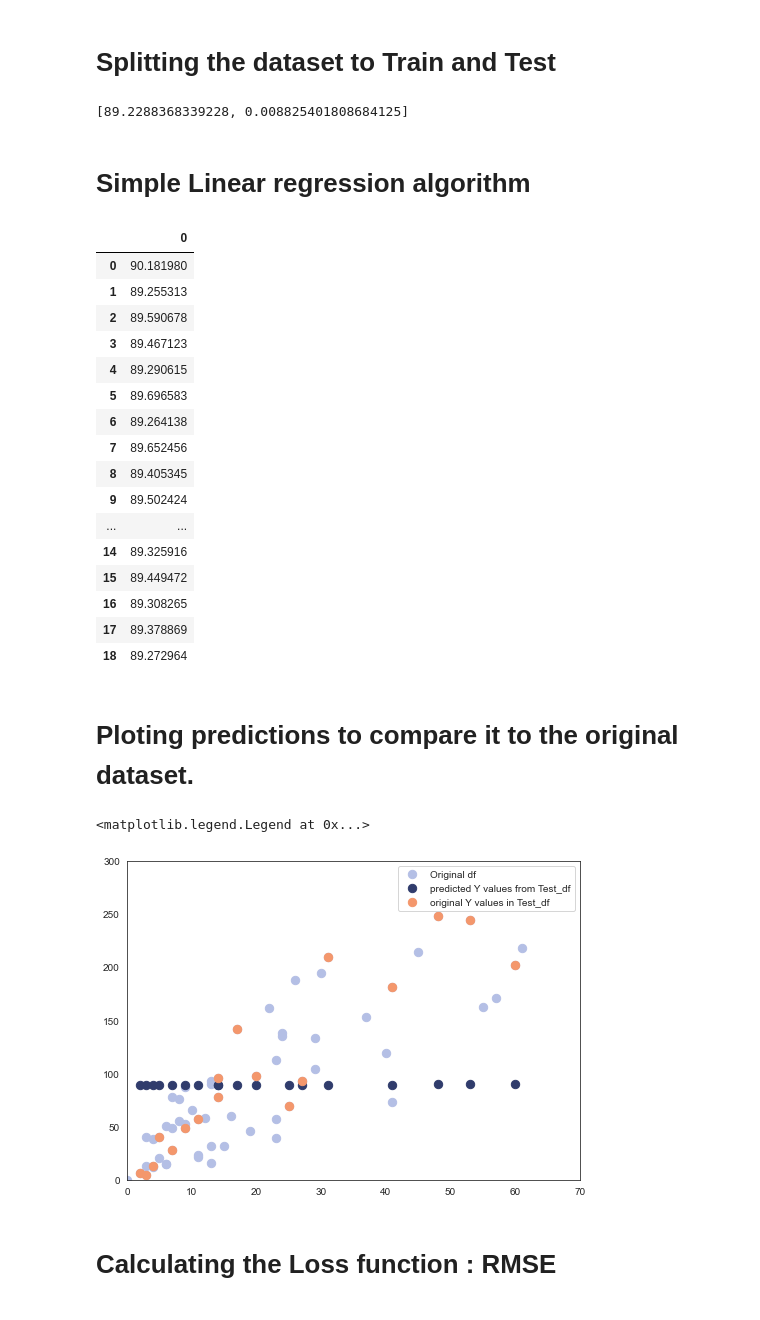
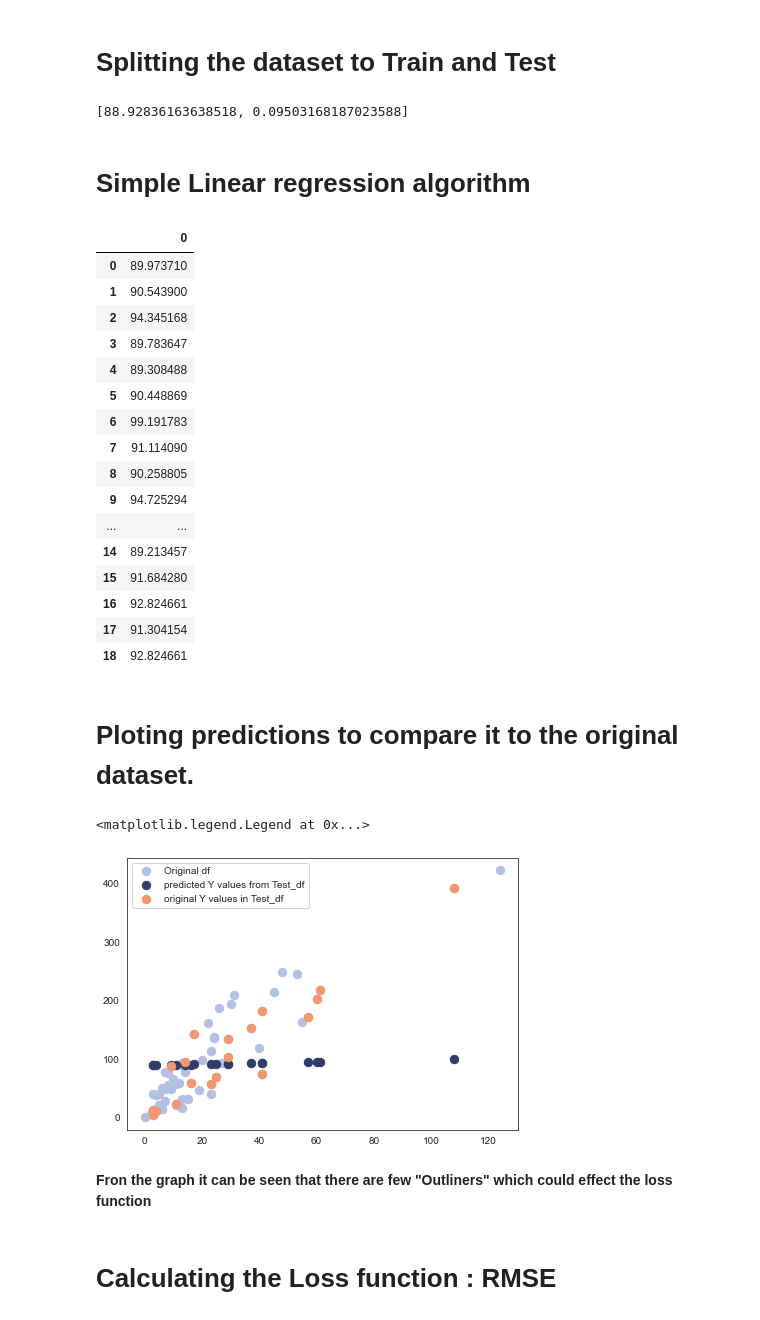
Before and after one commit to alifiya13/Linear-regression-on-advertising-dataset, a Jupyter notebook: Linear_regression_from_scratch.ipynb, the cells around one changed output. Drawn from its saved outputs; the diff is of its cells as text; code cells hidden in the pictures.

```diff
--- a/Linear_regression_from_scratch.ipynb
+++ b/Linear_regression_from_scratch.ipynb
@@ -73,7 +74,7 @@ def coefficients(dataset):
     x = dataset.iloc[:, 0]. tolist()
     y = dataset.iloc[:, 1]. tolist()
     x_mean, y_mean = mean(x), mean(y)
-    B1 = covariance(x,mean_x,y,mean_y)/variance(x,x_mean)
+    B1 = covariance(x,x_mean,y,x_mean)/variance(x,x_mean)
     B0 = y_mean - B1*x_mean
     return [B0,B1]
 # %%
@@ -95,7 +96,7 @@ Test_df = df_shuffle[train_size:]
 # %%
 coefficients(Train_df)
 # %% [output]
-[89.2288368339228, 0.008825401808684125]
+[88.92836163638518, 0.09503168187023588]
 # %% [markdown]
 # Simple Linear regression algorithm
 # %%
@@ -112,55 +113,57 @@ pd.DataFrame(SLR(Train_df,Test_df))
 # predicted Y values from x values in test dataset
 # %% [output]
 |  | 0 |
-| 0 | 90.181980 |
-| 1 | 89.255313 |
-| 2 | 89.590678 |
-| 3 | 89.467123 |
-| 4 | 89.290615 |
-| 5 | 89.696583 |
-| 6 | 89.264138 |
-| 7 | 89.652456 |
-| 8 | 89.405345 |
-| 9 | 89.502424 |
+| 0 | 89.973710 |
+| 1 | 90.543900 |
+| 2 | 94.345168 |
+| 3 | 89.783647 |
+| 4 | 89.308488 |
+| 5 | 90.448869 |
+| 6 | 99.191783 |
+| 7 | 91.114090 |
+| 8 | 90.258805 |
+| 9 | 94.725294 |
 | ... | ... |
-| 14 | 89.325916 |
-| 15 | 89.449472 |
-| 16 | 89.308265 |
-| 17 | 89.378869 |
-| 18 | 89.272964 |
+| 14 | 89.213457 |
+| 15 | 91.684280 |
+| 16 | 92.824661 |
+| 17 | 91.304154 |
+| 18 | 92.824661 |
 # %% [markdown]
 # Ploting predictions to compare it to the original dataset.
 # %%
 import matplotlib.pyplot as plt
 
 import warnings
 import matplotlib.cbook
 warnings.filterwarnings("ignore",category=matplotlib.cbook.mplDeprecation)
 
 sns.set_style("white")
 fig1 = plt.figure(figsize=(7,5))
 ax1 = fig1.add_subplot()
 ax2 = fig1.add_subplot()
 
 x=df['X']
 y=df['Y']
 
 a = Test_df['X']
 c = Test_df['Y']
 b = SLR(Train_df,Test_df)
 
-plt.xlim([0, 70])
-plt.ylim([0, 300])
+# plt.xlim([0, 70])
+# plt.ylim([0, 300])
 
 
 plt.scatter(x,y,s=70,color='#B4BFE5',label="Original df")
 ax1.scatter(a,b,color='#303C6C',s=70,label="predicted Y values from Test_df")
 ax2.scatter(a,c,color='#F4976C',s=70,label="original Y values in Test_df")
 
 plt.legend()
 # %% [output]
 <matplotlib.legend.Legend at 0x...>
-[figure, old version]
+[figure, new version]
+# %% [markdown]
+**Fron the graph it can be seen that there are few "Outliners" which could effect the loss function**
 # %% [markdown]
 # Calculating the Loss function : RMSE
 # %%
```
Also changed, not shown: parts of 9 cells of this notebook, 1 other file.
